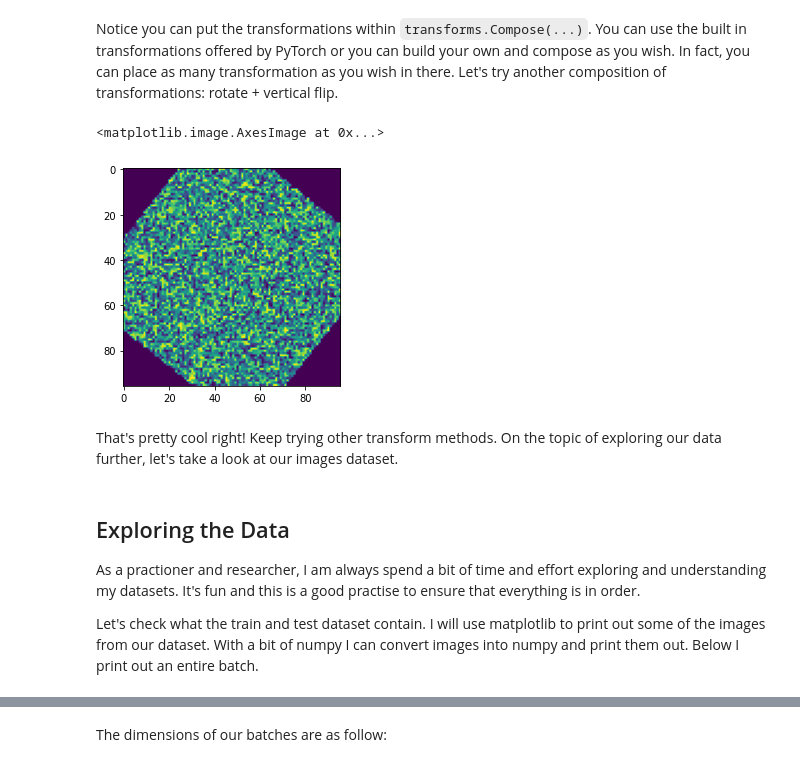
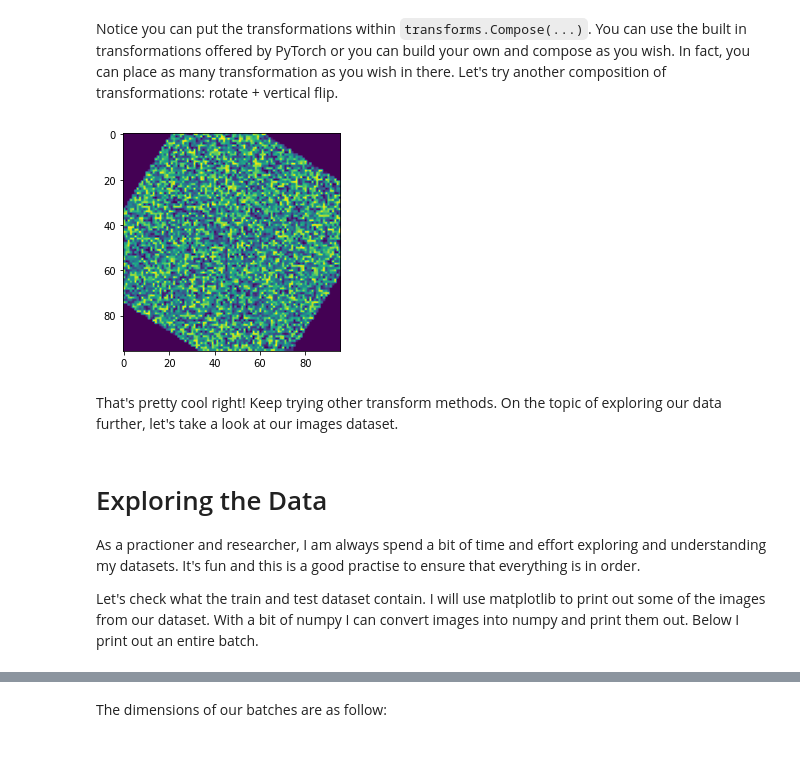
Before and after one commit to datasith/ML-Notebooks-TensorFlow, a Jupyter notebook: A_Gentle_Introduction_to_TensorFlow.ipynb, the cells around one changed output, grey strips where cells are left out. Cells and saved outputs as stored; diff of their text form; code cells hidden in the pictures.

```diff
--- a/A_Gentle_Introduction_to_TensorFlow.ipynb
+++ b/A_Gentle_Introduction_to_TensorFlow.ipynb
@@ -98,0 +93,4 @@ plt.imshow(dummy_result)
+# %%
+image = tf.random.Generator.from_seed(42)
+image_tensor = image.normal(shape=(96, 96, 3))
+# image = tf.keras.preprocessing.image.array_to_img(image_tensor)
@@ -101,18 +126,17 @@ Notice you can put the transformations within `transforms.Compose(...)`. You can
 # %%
 ## dummy transform
 dummy2_transform = transforms.Compose(
     [transforms.RandomRotation(45), transforms.RandomVerticalFlip()])
 
 dummy2_result = dummy2_transform(image)
 
-plt.imshow(dummy2_result)
+_ = plt.imshow(dummy2_result)
 # %% [output]
-<matplotlib.image.AxesImage at 0x...>
-[figure, old version]
+[figure, new version]
 # %% [markdown]
 That's pretty cool right! Keep trying other transform methods. On the topic of exploring our data further, let's take a look at our images dataset.
 # %% [markdown]
-## Exploring the Data
+# Exploring the Data
 As a practioner and researcher, I am always spend a bit of time and effort exploring and understanding my datasets. It's fun and this is a good practise to ensure that everything is in order.
 
 Let's check what the train and test dataset contain. I will use matplotlib to print out some of the images from our dataset. With a bit of numpy I can convert images into numpy and print them out. Below I print out an entire batch.
```
Also changed, not shown: parts of 32 cells of this notebook.
